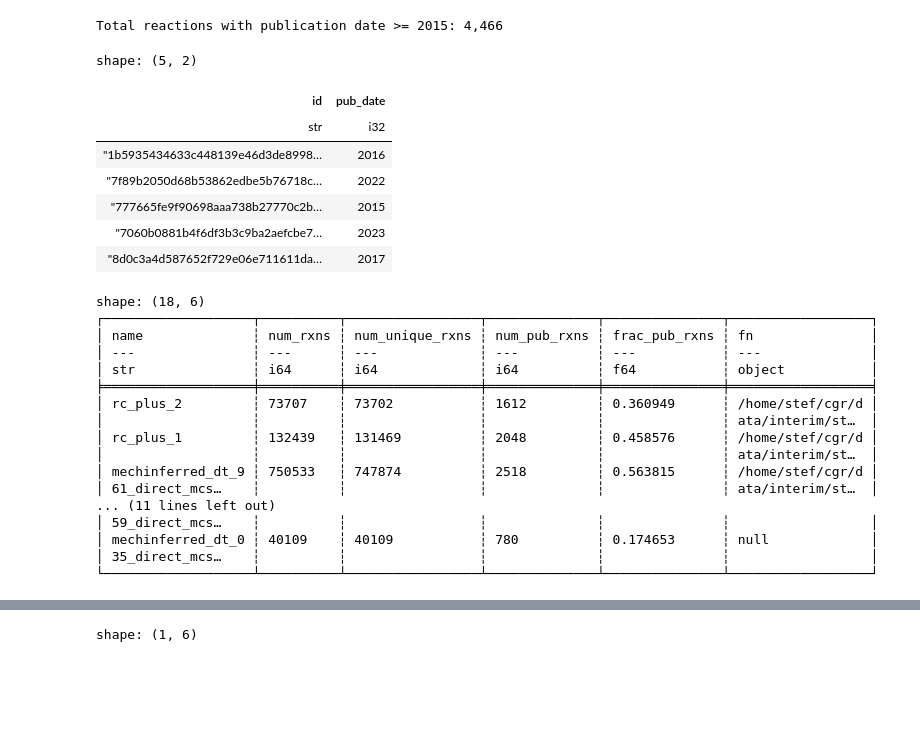
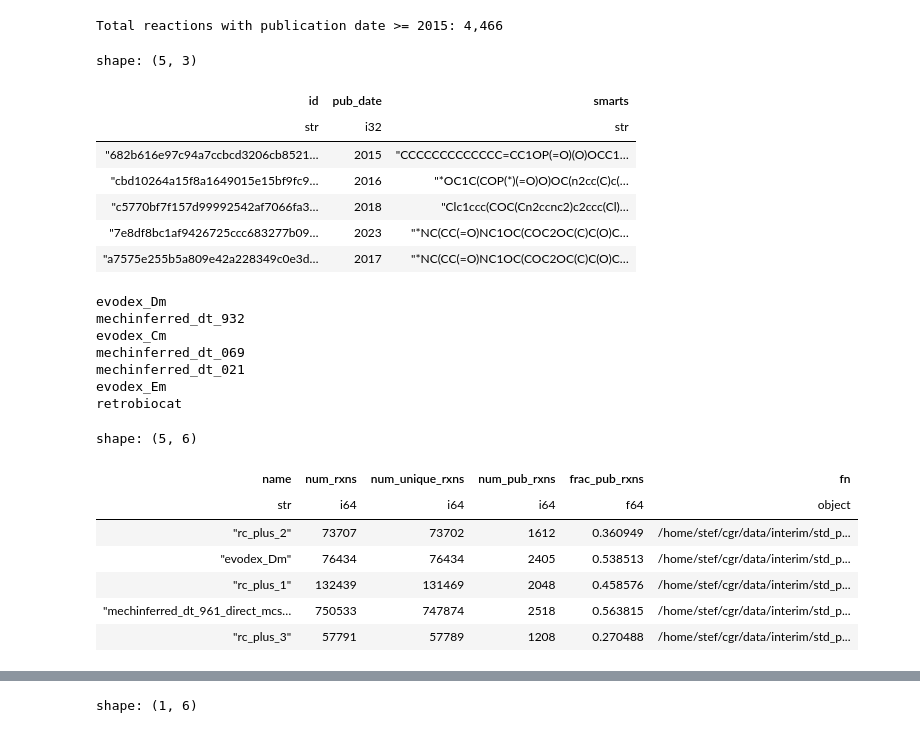
Before and after one commit to stefanpate/coarse-grain-rxns, a Jupyter notebook: notebooks/time_split_rule_generative_performance.ipynb, the cells around one changed output, grey strips where cells are left out. Cells and saved outputs as stored; diff of their text form; code cells hidden in the pictures; blank space fills up the shorter version.

```diff
--- a/notebooks/time_split_rule_generative_performance.ipynb
+++ b/notebooks/time_split_rule_generative_performance.ipynb
@@ -19,18 +39,22 @@ def find_between_rules(s):
 # %%
 cutoff_date = 2015
+unbalanced_rules = ['retrobiocat', 'evodex', "mechinferred_dt_932", "mechinferred_dt_069", "mechinferred_dt_021"]
 pub = pl.read_parquet(Path(cfg.raw_data) / "rxn_pub_dates.parquet")
 pub = pub.explode("publication_dates")
-pub = pub.group_by("id").agg(pl.col("publication_dates").min()).filter(pl.col("publication_dates") >= cutoff_date).rename({"publication_dates": "pub_date"})
+pub = pub.group_by("id").agg(
+    pl.col("publication_dates").min(),
+    pl.col("smarts").first()
+).filter(pl.col("publication_dates") >= cutoff_date).rename({"publication_dates": "pub_date"})
 tot_pub_rxns = pub.shape[0]
 print(f"Total reactions with publication date >= {cutoff_date}: {tot_pub_rxns:,}")
 pub.head()
 # %% [output]
 Total reactions with publication date >= 2015: 4,466
-shape: (5, 2)
+shape: (5, 3)
-| id | pub_date |
-| str | i32 |
-| "1b5935434633c448139e46d3de8998… | 2016 |
-| "7f89b2050d68b53862edbe5b76718c… | 2022 |
-| "777665fe9f90698aaa738b27770c2b… | 2015 |
-| "7060b0881b4f6df3b3c9ba2aefcbe7… | 2023 |
-| "8d0c3a4d587652f729e06e711611da… | 2017 |
+| id | pub_date | smarts |
+| str | i32 | str |
+| "682b616e97c94a7ccbcd3206cb8521… | 2015 | "CCCCCCCCCCCCC=CC1OP(=O)(O)OCC1… |
+| "cbd10264a15f8a1649015e15bf9fc9… | 2016 | "*OC1C(COP(*)(=O)O)OC(n2cc(C)c(… |
+| "c5770bf7f157d99992542af7066fa3… | 2018 | "Clc1ccc(COC(Cn2ccnc2)c2ccc(Cl)… |
+| "7e8df8bc1af9426725ccc683277b09… | 2023 | "*NC(CC(=O)NC1OC(COC2OC(C)C(O)C… |
+| "a7575e255b5a809e42a228349c0e3d… | 2017 | "*NC(CC(=O)NC1OC(COC2OC(C)C(O)C… |
@@ -38,15 +80,27 @@ shape: (5, 2)
 metrics = []
 for fn in (Path(cfg.interim_data) / "std_pickaxe_rxns").glob("*.parquet"):
     _name = find_between_rules(fn.stem)
-    suffix = "_direct_mcsa_only" if "direct_mcsa_only" in fn.stem else ""
+    is_unbalanced = any(elt in _name for elt in unbalanced_rules)
 
-    maps = pl.read_parquet(
-        Path(cfg.raw_data) / "mappings" / f"mapped_known_reactions_x_{_name}_rules_before_{cutoff_date}{suffix}.parquet"
-    )
-    _name = f"{_name}{suffix}"
+    if is_unbalanced:
+        print(_name)
+        suffix = f"_before_{cutoff_date}" if "retrobiocat" not in _name else ""
+        maps = pl.read_parquet(
+            Path(cfg.raw_data) / "mappings" / f"mappings_known_reactions_after_2015_x_{_name}_rules{suffix}.parquet"
+        ).unique('rxn_id')
+    else:
+
+        suffix = "_direct_mcsa_only" if "direct_mcsa_only" in fn.stem else ""
+
+        maps = pl.read_parquet(
+            Path(cfg.raw_data) / "mappings" / f"mapped_known_reactions_x_{_name}_rules_before_{cutoff_date}{suffix}.parquet"
+        )
+        _name = f"{_name}{suffix}"
 
     pred = pl.read_parquet(fn)
+
     _n_pub_recovered = maps.join(pub, left_on="rxn_id", right_on="id", how="inner").shape[0]
+
     metrics.append(
         {
             "name": _name,
@@ -94,20 +148,18 @@ metrics.append(
 metrics = pl.DataFrame(metrics)
 metrics.head()
 # %% [output]
-shape: (18, 6)
-┌───────────────────┬──────────┬─────────────────┬──────────────┬───────────────┬──────────────────┐
-│ name              ┆ num_rxns ┆ num_unique_rxns ┆ num_pub_rxns ┆ frac_pub_rxns ┆ fn               │
-│ ---               ┆ ---      ┆ ---             ┆ ---          ┆ ---           ┆ ---              │
-│ str               ┆ i64      ┆ i64             ┆ i64          ┆ f64           ┆ object           │
-╞═══════════════════╪══════════╪═════════════════╪══════════════╪═══════════════╪══════════════════╡
-│ rc_plus_2         ┆ 73707    ┆ 73702           ┆ 1612         ┆ 0.360949      ┆ /home/stef/cgr/d │
-│                   ┆          ┆                 ┆              ┆               ┆ ata/interim/st…  │
-│ rc_plus_1         ┆ 132439   ┆ 131469          ┆ 2048         ┆ 0.458576      ┆ /home/stef/cgr/d │
-│                   ┆          ┆                 ┆              ┆               ┆ ata/interim/st…  │
-│ mechinferred_dt_9 ┆ 750533   ┆ 747874          ┆ 2518         ┆ 0.563815      ┆ /home/stef/cgr/d │
-│ 61_direct_mcs…    ┆          ┆                 ┆              ┆               ┆ ata/interim/st…  │
-... (11 lines left out)
-│ 59_direct_mcs…    ┆          ┆                 ┆              ┆               ┆                  │
-│ mechinferred_dt_0 ┆ 40109    ┆ 40109           ┆ 780          ┆ 0.174653      ┆ null             │
-│ 35_direct_mcs…    ┆          ┆                 ┆              ┆               ┆                  │
-└───────────────────┴──────────┴─────────────────┴──────────────┴───────────────┴──────────────────┘
+evodex_Dm
+mechinferred_dt_932
+evodex_Cm
+mechinferred_dt_069
+mechinferred_dt_021
+evodex_Em
+retrobiocat
+shape: (5, 6)
+| name | num_rxns | num_unique_rxns | num_pub_rxns | frac_pub_rxns | fn |
+| str | i64 | i64 | i64 | f64 | object |
+| "rc_plus_2" | 73707 | 73702 | 1612 | 0.360949 | /home/stef/cgr/data/interim/std_p... |
+| "evodex_Dm" | 76434 | 76434 | 2405 | 0.538513 | /home/stef/cgr/data/interim/std_p... |
+| "rc_plus_1" | 132439 | 131469 | 2048 | 0.458576 | /home/stef/cgr/data/interim/std_p... |
+| "mechinferred_dt_961_direct_mcs… | 750533 | 747874 | 2518 | 0.563815 | /home/stef/cgr/data/interim/std_p... |
+| "rc_plus_3" | 57791 | 57789 | 1208 | 0.270488 | /home/stef/cgr/data/interim/std_p... |
```
Also changed, not shown: parts of 28 cells of this notebook, 26 other files.
